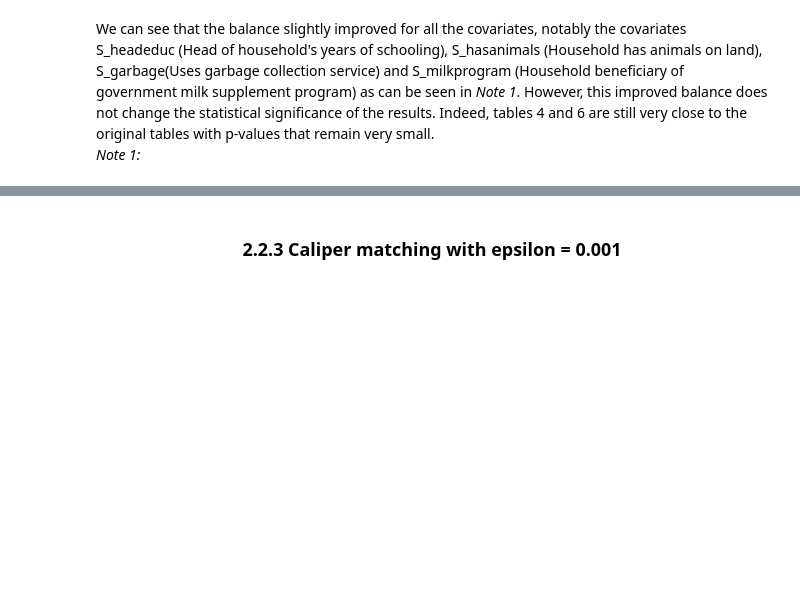
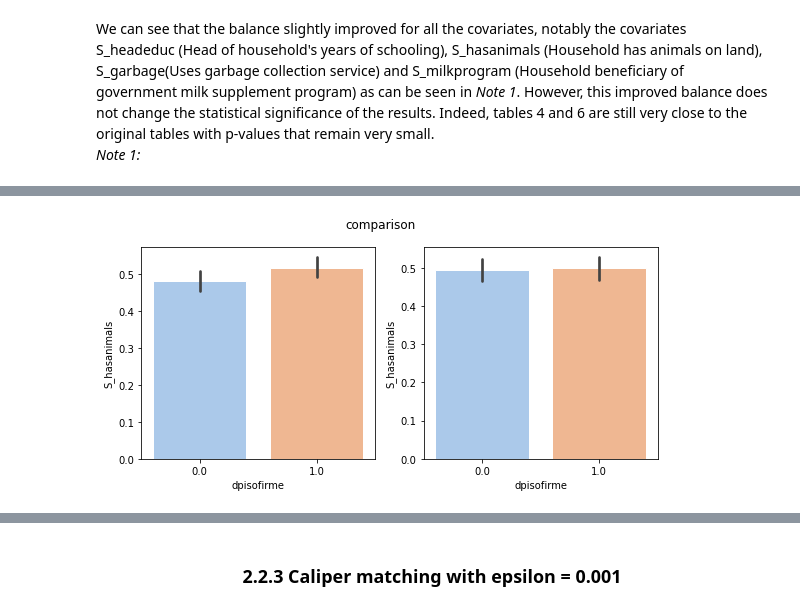
Before and after one commit to epfl-ada/ada-2020-project-milestone-p3-p3_bebibrus, a Jupyter notebook: notebook.ipynb, the cells around one changed output, grey strips where cells are left out. Cells and saved outputs as stored; diff of their text form; code cells hidden in the pictures; blank space fills up the shorter version.

```diff
--- a/notebook.ipynb
+++ b/notebook.ipynb
@@ -654,0 +661,10 @@ NameError: name 'treated_balanced_caliper01' is not defined
+# %%
+figb, axes = plt.subplots(1,2, figsize=(8,4))
+with sns.axes_style("whitegrid"):
+    sns.barplot(data=household_data, x="dpisofirme", y="S_hasanimals", ax = axes[0], palette="pastel")
+    sns.barplot(data=balanced_caliper01, x="dpisofirme", y="S_hasanimals", ax = axes[1], palette="pastel")
+figb.suptitle("comparison")
+figb.tight_layout()
+plt.savefig('figures/hasanimals_mean.png')
+# %% [output]
+[figure, added]
```
Also changed, not shown: parts of 12 cells of this notebook, 6 other files.
